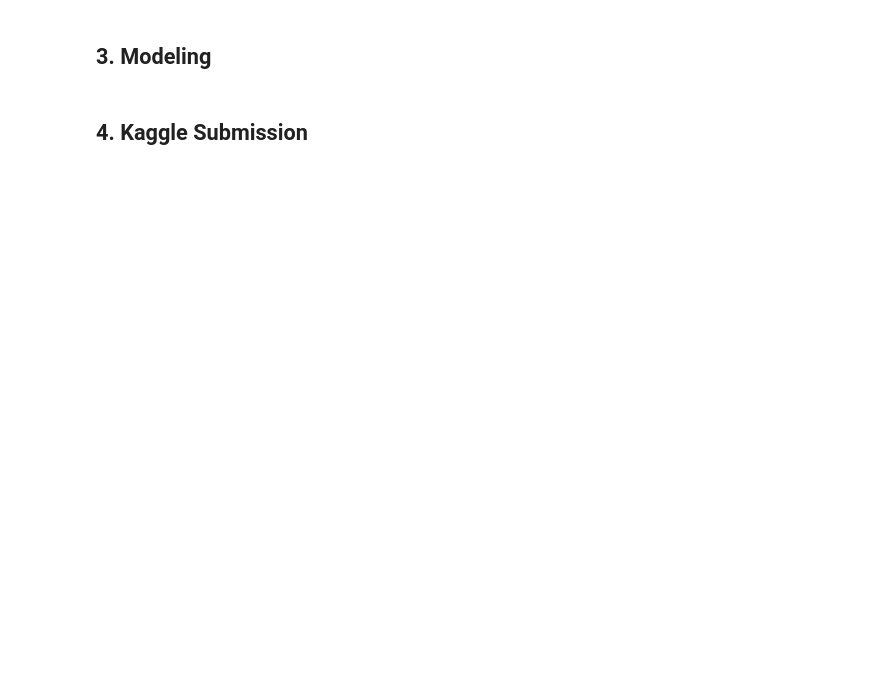
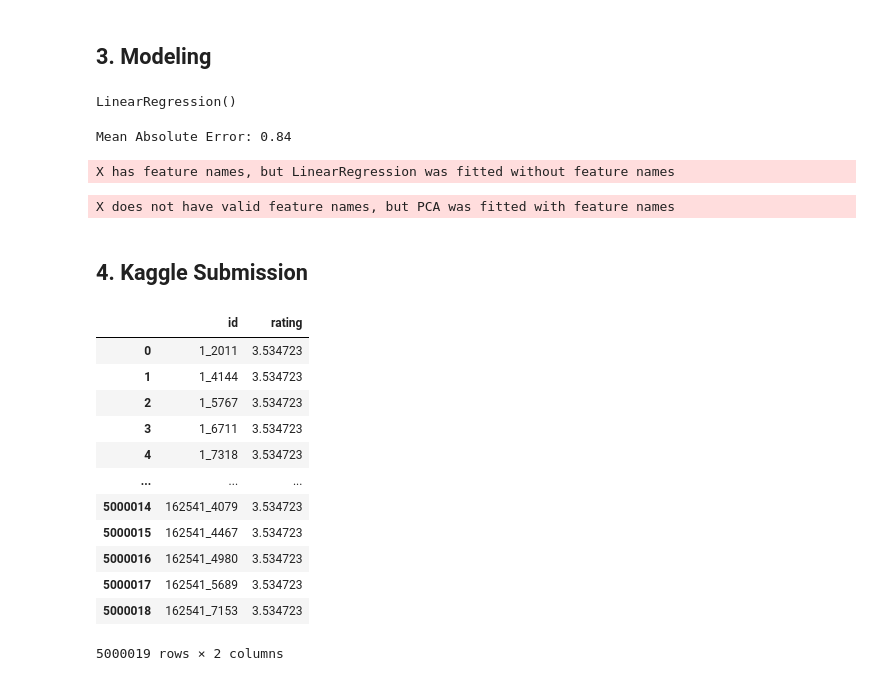
Before and after one commit to Leham-Greeves/JS7_Notebook_Reprository, a Jupyter notebook: unsupervised_learning_notebook.ipynb, the cells around one changed output. Cells and saved outputs as stored; diff of their text form; code cells hidden in the pictures; blank space fills up the shorter version.

```diff
--- a/unsupervised_learning_notebook.ipynb
+++ b/unsupervised_learning_notebook.ipynb
@@ -22,4 +318,53 @@ Do not modify or remove any of the code in these cells.
 # %% [markdown]
 ## 3. Modeling
+# %%
+# instantiate model with 1000 decision trees
+lr = LinearRegression()
+
+# train the model on training data
+lr.fit(X_train, y_train)
+# %% [output]
+LinearRegression()
+# %%
+# use the forest's predict method on the test data
+predictions = lr.predict(X_test)
+
+# calculate the absolute errors
+errors = abs(predictions - y_test)
+
+# print out the mean absolute error (mae)
+print('Mean Absolute Error:', round(np.mean(errors), 2))
+# %% [output]
+Mean Absolute Error: 0.84
+X has feature names, but LinearRegression was fitted without feature names
+# %%
+X_test = pca_reg.transform(test_scaled)
+# %% [output]
+X does not have valid feature names, but PCA was fitted with feature names
+# %%
+predictions = lr.predict(X_test)
+Id = test.apply(lambda x:'%s_%s' % (x['userId'],x['movieId']),axis=1)
 # %% [markdown]
 ## 4. Kaggle Submission
+# %%
+output = pd.DataFrame(predictions, columns = ['rating'])
+id = pd.DataFrame(Id, columns = ['id'])
+output = id.join(output)
+# %%
+output.to_csv('submission.csv', index = False)
+
+output
+# %% [output]
+|  | id | rating |
+| 0 | 1_2011 | 3.534723 |
+| 1 | 1_4144 | 3.534723 |
+| 2 | 1_5767 | 3.534723 |
+| 3 | 1_6711 | 3.534723 |
+| 4 | 1_7318 | 3.534723 |
+| ... | ... | ... |
+| 5000014 | 162541_4079 | 3.534723 |
+| 5000015 | 162541_4467 | 3.534723 |
+| 5000016 | 162541_4980 | 3.534723 |
+| 5000017 | 162541_5689 | 3.534723 |
+| 5000018 | 162541_7153 | 3.534723 |
+5000019 rows × 2 columns
```
Also changed, not shown: parts of 33 cells of this notebook.
